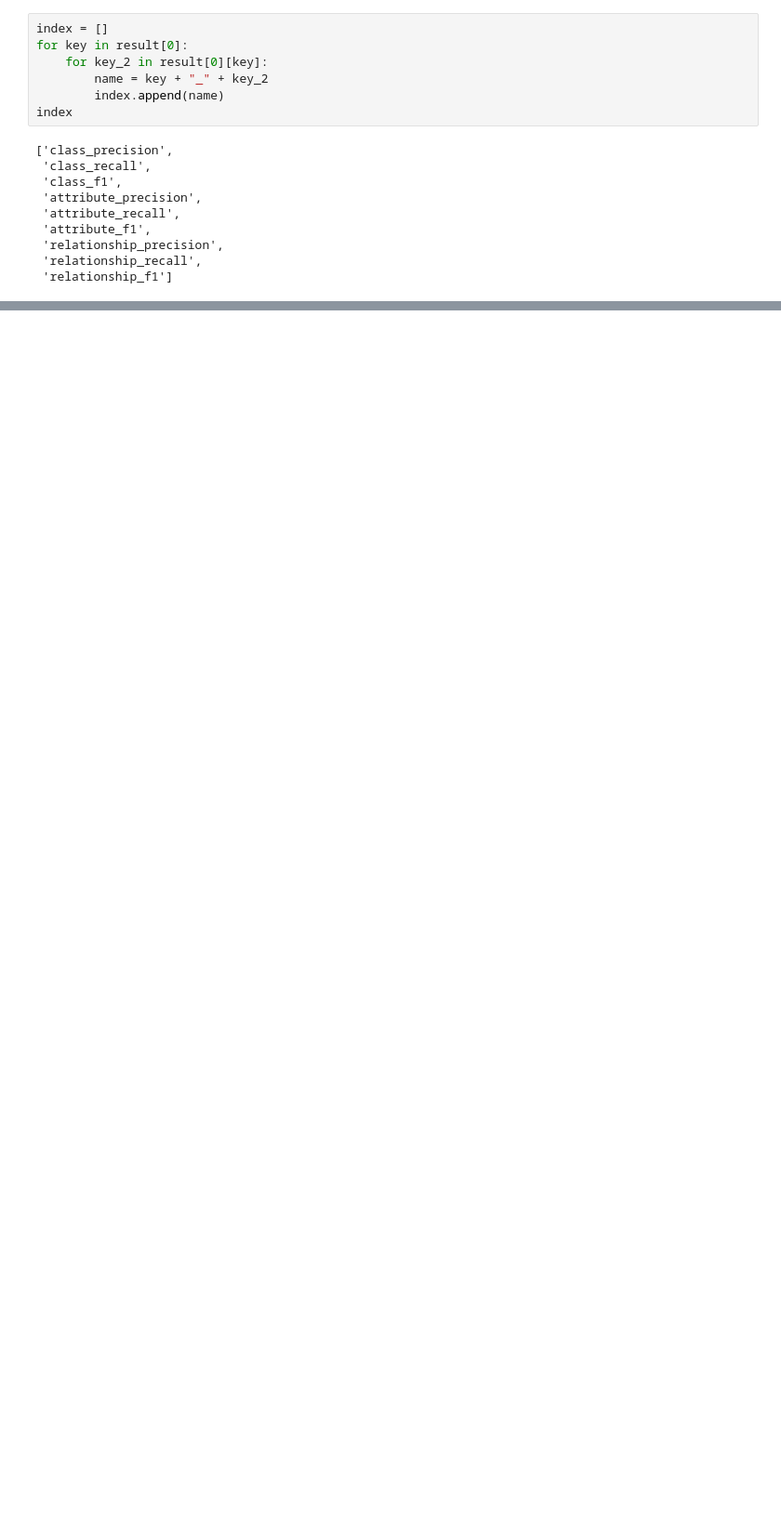
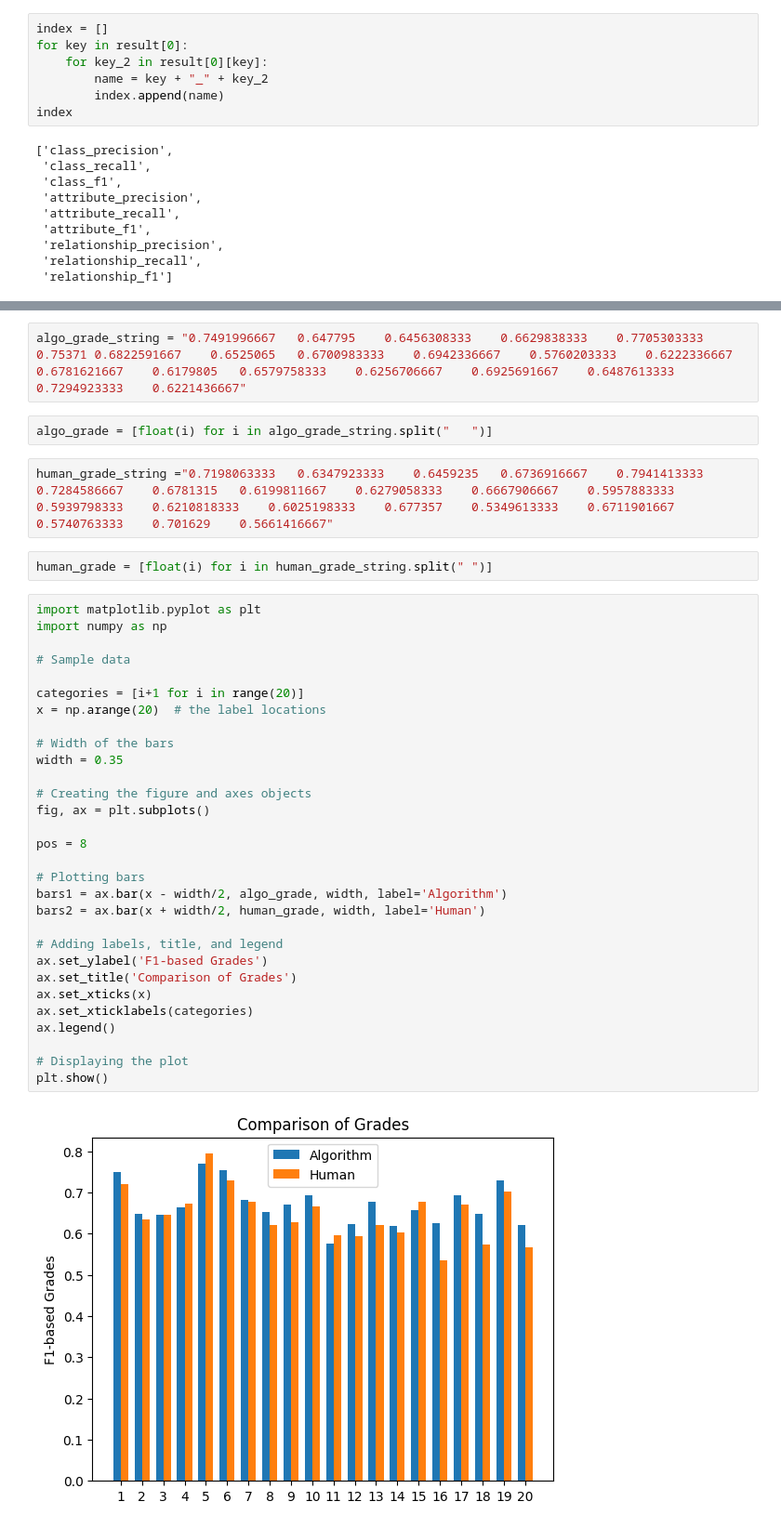
Before and after one commit to ChenKua/Domain_Model_Evaluation, a Jupyter notebook: main.ipynb, the cells around one changed output, grey strips where cells are left out. Shown: that part at 93% size. Drawn from its saved outputs; the diff is of its cells as text; blank space fills up the shorter version.

```diff
--- a/main.ipynb
+++ b/main.ipynb
@@ -848,0 +623,40 @@ df
+# %%
+algo_grade_string = "0.7491996667	0.647795	0.6456308333	0.6629838333	0.7705303333	0.75371	0.6822591667	0.6525065	0.6700983333	0.6942336667	0.5760203333	0.6222336667	0.6781621667	0.6179805	0.6579758333	0.6256706667	0.6925691667	0.6487613333	0.7294923333	0.6221436667"
+# %%
+algo_grade = [float(i) for i in algo_grade_string.split("	")]
+# %%
+human_grade_string ="0.7198063333	0.6347923333	0.6459235	0.6736916667	0.7941413333	0.7284586667	0.6781315	0.6199811667	0.6279058333	0.6667906667	0.5957883333	0.5939798333	0.6210818333	0.6025198333	0.677357	0.5349613333	0.6711901667	0.5740763333	0.701629	0.5661416667"
+# %%
+human_grade = [float(i) for i in human_grade_string.split("	")]
+# %%
+import matplotlib.pyplot as plt
+import numpy as np
+
+# Sample data
+
+categories = [i+1 for i in range(20)]
+x = np.arange(20)  # the label locations
+
+# Width of the bars
+width = 0.35
+
+# Creating the figure and axes objects
+fig, ax = plt.subplots()
+
+pos = 8
+
+# Plotting bars
+bars1 = ax.bar(x - width/2, algo_grade, width, label='Algorithm')
+bars2 = ax.bar(x + width/2, human_grade, width, label='Human')
+
+# Adding labels, title, and legend
+ax.set_ylabel('F1-based Grades')
+ax.set_title('Comparison of Grades')
+ax.set_xticks(x)
+ax.set_xticklabels(categories)
+ax.legend()
+
+# Displaying the plot
+plt.show()
+# %% [output]
+[figure, added]
```
Also changed, not shown: parts of 38 cells of this notebook, 19 other files.
